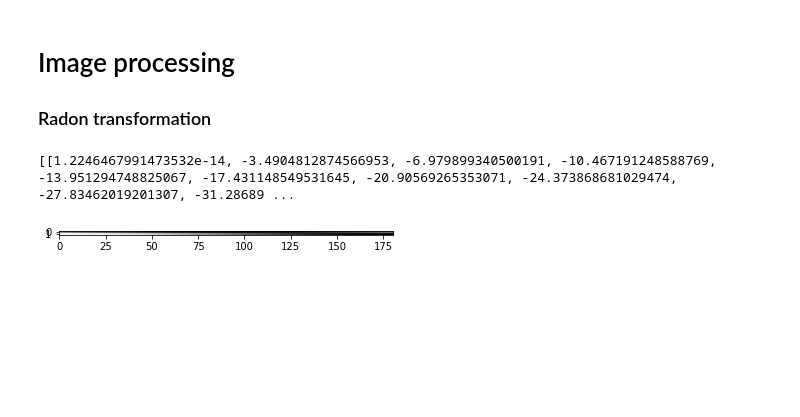
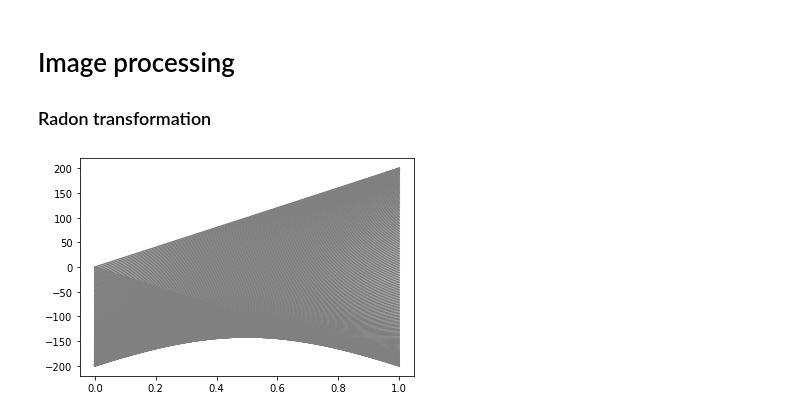
Before and after one commit to HelenaMaslowska/Tomograph, a Jupyter notebook: tk.ipynb, the cells around one changed output. Cells and saved outputs as stored; diff of their text form; code cells hidden in the pictures; blank space fills up the shorter version.

Commit message:
add plot show

```diff
--- a/tk.ipynb
+++ b/tk.ipynb
@@ -138,25 +138,25 @@ radon_transform(image)
 # %%
 import math
 
 #coords = np.array(image.shape[0], image.shape[1]) #1-400 array
 #x, y = image.shape[0], image.shape[1]
 
 n = 90 							# not sure
 r = 200 						# not sure
 plot = [[],[]]
 for alpha in range(90, 271):
 	radiansAlpha = math.radians(alpha)
 	xE = r * math.cos(radiansAlpha)
 	yE = r * math.sin(radiansAlpha)
 	for i in range(n):
 		fi = 90/n  				# not sure
 		xD = r * math.cos(radiansAlpha + math.pi + fi/2 + i*fi/(n-1))
 		yD = r * math.sin(radiansAlpha + math.pi + fi/2 + i*fi/(n-1))
 	plot[0].append(xE)
 	plot[1].append(yE)
-
-print(plot)
-showImage(plot)
+plt.plot(plot, color="gray")
+plt.show()
+#print(plot)
+#showImage(plot)
 # %% [output]
-[[1.2246467991473532e-14, -3.4904812874566953, -6.979899340500191, -10.467191248588769, -13.951294748825067, -17.431148549531645, -20.90569265353071, -24.373868681029474, -27.83462019201307, -31.28689 ...
-[figure, old version]
+[figure, new version]
```
